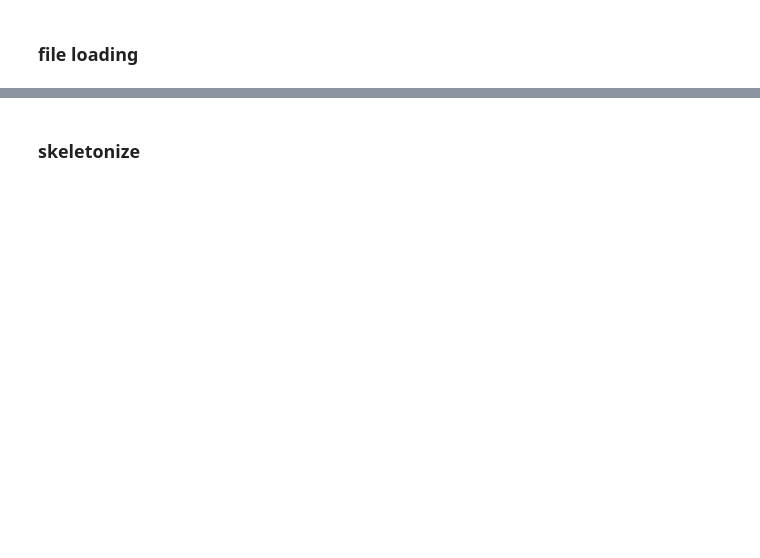
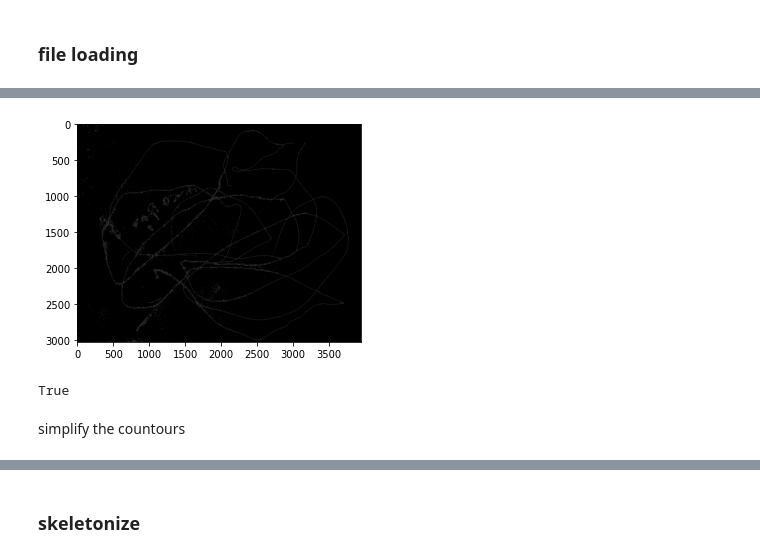
Before and after one commit to roberttwomey/child-art, a Jupyter notebook: img_to_path.ipynb, the cells around one changed output, grey strips where cells are left out. Cells and saved outputs as stored; diff of their text form; code cells hidden in the pictures; blank space fills up the shorter version.

```diff
--- a/img_to_path.ipynb
+++ b/img_to_path.ipynb
@@ -84,0 +114,3 @@ show_cvimg(resized)
+# %%
+# Compute the medial axis (skeleton) and the distance transform
+skel, distance = medial_axis(data, return_distance=True)
@@ -84,0 +127,16 @@ show_cvimg(resized)
+# %%
+# # im_bw = cv2.fromarray(skel)
+# import scipy.misc
+# im_bw = scipy.misc.toimage(skel)
+
+skel = skel.astype(np.uint8)  #convert to an unsigned byte
+skel*=255
+# %%
+# skel = skel * 255.0
+show_cvimg(skel)
+# %% [output]
+[figure, added]
+# %%
+cv2.imwrite("medial.png", skel)
+# %% [output]
+True
@@ -84,0 +150,2 @@ show_cvimg(resized)
+# %% [markdown]
+simplify the countours
```
Also changed, not shown: parts of 83 cells of this notebook, 1 other file.
